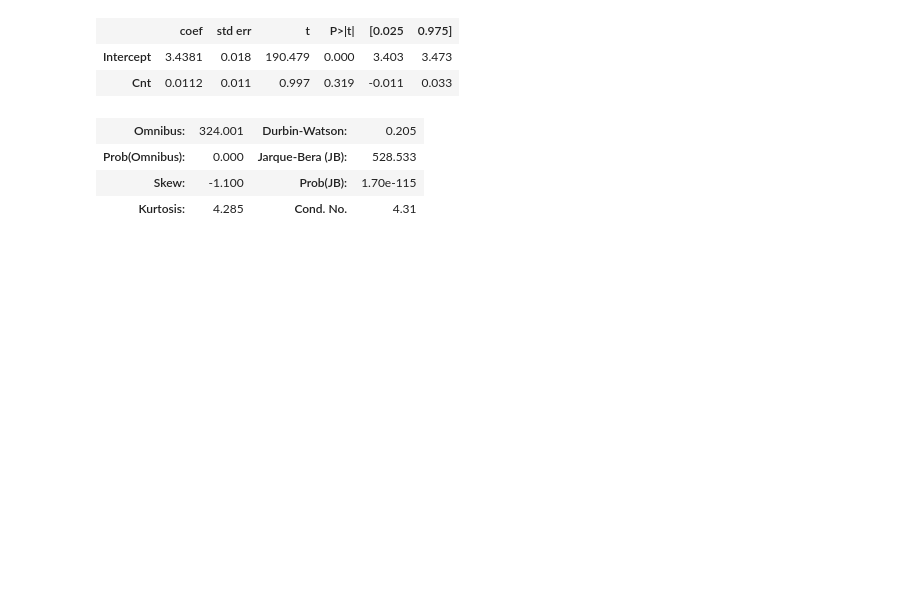
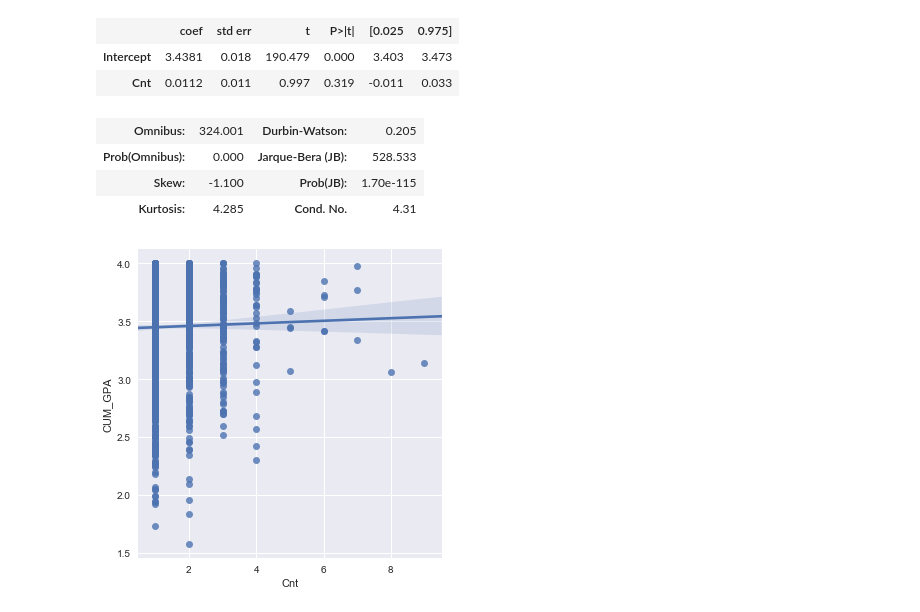
Before and after one commit to osuhomebase/RegressionCourse2301, a Jupyter notebook: Python/SimpleScatter.ipynb, the cells around one changed output. Saved outputs shown, nothing was run; the diff lists cells and outputs as text; code cells hidden in the pictures; blank space fills up the shorter version.

```diff
--- a/Python/SimpleScatter.ipynb
+++ b/Python/SimpleScatter.ipynb
@@ -49,3 +49,7 @@ OLS Regression Results
 | Prob(Omnibus): | 0.000 | Jarque-Bera (JB): | 528.533 |
 | Skew: | -1.100 | Prob(JB): | 1.70e-115 |
 | Kurtosis: | 4.285 | Cond. No. | 4.31 |
+# %%
+regPlot = sns.lmplot(x='Cnt',y='CUM_GPA',data=students,fit_reg=True)
+# %% [output]
+[figure, added]
```
Also changed, not shown: parts of 1 cell of this notebook.
